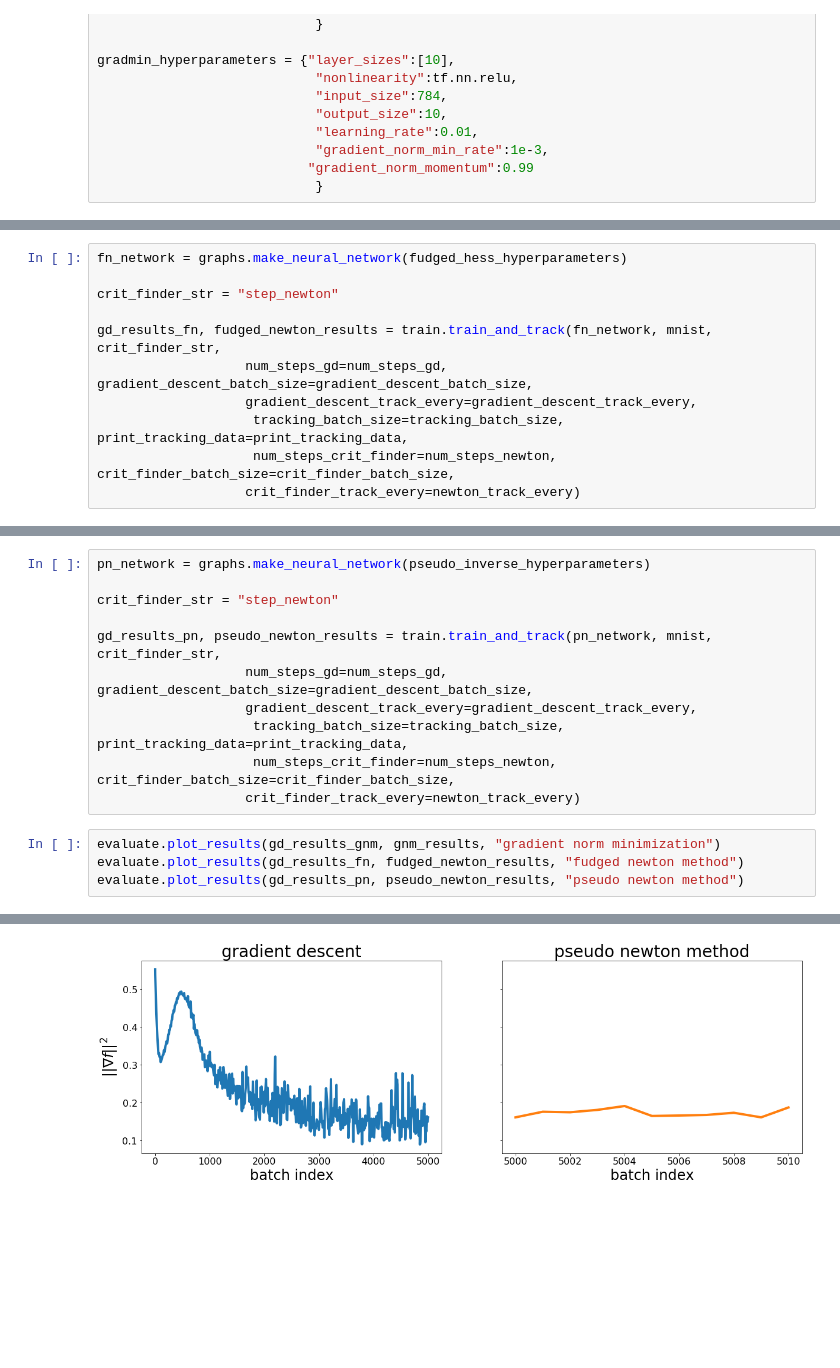
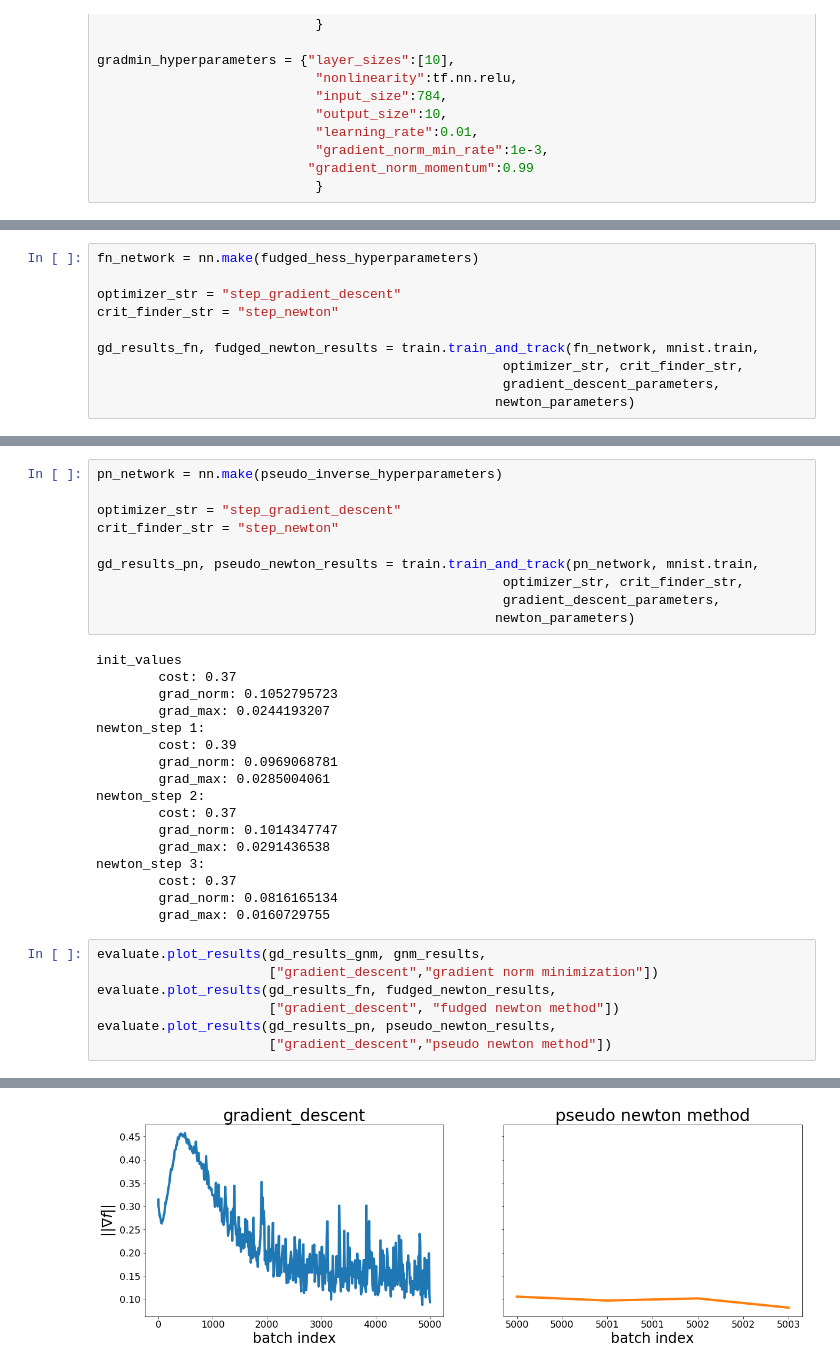
Before and after one commit to charlesfrye/tf_hessians, a Jupyter notebook: 02 - Critical Points of Neural Networks.ipynb, the cells around one changed output, grey strips where cells are left out. Cells and saved outputs as stored; diff of their text form; blank space fills up the shorter version.

```diff
--- a/02 - Critical Points of Neural Networks.ipynb
+++ b/02 - Critical Points of Neural Networks.ipynb
@@ -79,11 +106,10 @@ gd_results_gnm, gnm_results = train.train_and_track(gradmin_network, mnist, crit
 # %%
-fn_network = graphs.make_neural_network(fudged_hess_hyperparameters)
+fn_network = nn.make(fudged_hess_hyperparameters)
 
+optimizer_str = "step_gradient_descent"
 crit_finder_str = "step_newton"
 
-gd_results_fn, fudged_newton_results = train.train_and_track(fn_network, mnist, crit_finder_str,
-                   num_steps_gd=num_steps_gd, gradient_descent_batch_size=gradient_descent_batch_size,
-                   gradient_descent_track_every=gradient_descent_track_every,
-                    tracking_batch_size=tracking_batch_size, print_tracking_data=print_tracking_data,
-                    num_steps_crit_finder=num_steps_newton, crit_finder_batch_size=crit_finder_batch_size,
-                   crit_finder_track_every=newton_track_every)
+gd_results_fn, fudged_newton_results = train.train_and_track(fn_network, mnist.train,
+                                                    optimizer_str, crit_finder_str,
+                                                    gradient_descent_parameters,
+                                                   newton_parameters)
@@ -90,16 +133,35 @@ gd_results_fn, fudged_newton_results = train.train_and_track(fn_network, mnist,
 # %%
-pn_network = graphs.make_neural_network(pseudo_inverse_hyperparameters)
+pn_network = nn.make(pseudo_inverse_hyperparameters)
 
+optimizer_str = "step_gradient_descent"
 crit_finder_str = "step_newton"
 
-gd_results_pn, pseudo_newton_results = train.train_and_track(pn_network, mnist, crit_finder_str,
-                   num_steps_gd=num_steps_gd, gradient_descent_batch_size=gradient_descent_batch_size,
-                   gradient_descent_track_every=gradient_descent_track_every,
-                    tracking_batch_size=tracking_batch_size, print_tracking_data=print_tracking_data,
-                    num_steps_crit_finder=num_steps_newton, crit_finder_batch_size=crit_finder_batch_size,
-                   crit_finder_track_every=newton_track_every)
+gd_results_pn, pseudo_newton_results = train.train_and_track(pn_network, mnist.train,
+                                                    optimizer_str, crit_finder_str,
+                                                    gradient_descent_parameters,
+                                                   newton_parameters)
+# %% [output]
+init_values
+        cost: 0.37
+        grad_norm: 0.1052795723
+        grad_max: 0.0244193207
+newton_step 1:
+        cost: 0.39
+        grad_norm: 0.0969068781
+        grad_max: 0.0285004061
+newton_step 2:
+        cost: 0.37
+        grad_norm: 0.1014347747
+        grad_max: 0.0291436538
+newton_step 3:
+        cost: 0.37
+        grad_norm: 0.0816165134
+        grad_max: 0.0160729755
 # %%
-evaluate.plot_results(gd_results_gnm, gnm_results, "gradient norm minimization")
-evaluate.plot_results(gd_results_fn, fudged_newton_results, "fudged newton method")
-evaluate.plot_results(gd_results_pn, pseudo_newton_results, "pseudo newton method")
+evaluate.plot_results(gd_results_gnm, gnm_results,
+                      ["gradient_descent","gradient norm minimization"])
+evaluate.plot_results(gd_results_fn, fudged_newton_results,
+                      ["gradient_descent", "fudged newton method"])
+evaluate.plot_results(gd_results_pn, pseudo_newton_results,
+                      ["gradient_descent","pseudo newton method"])
 # %% [output]
@@ -108,4 +170,4 @@ evaluate.plot_results(gd_results_pn, pseudo_newton_results, "pseudo newton metho
-[figure, old version]
+[figure, new version]
 # %%
 labels = ["initial gradient", "after gradient descent", "after gradient norm minimization"]
 
```
Also changed, not shown: parts of 9 cells of this notebook.
